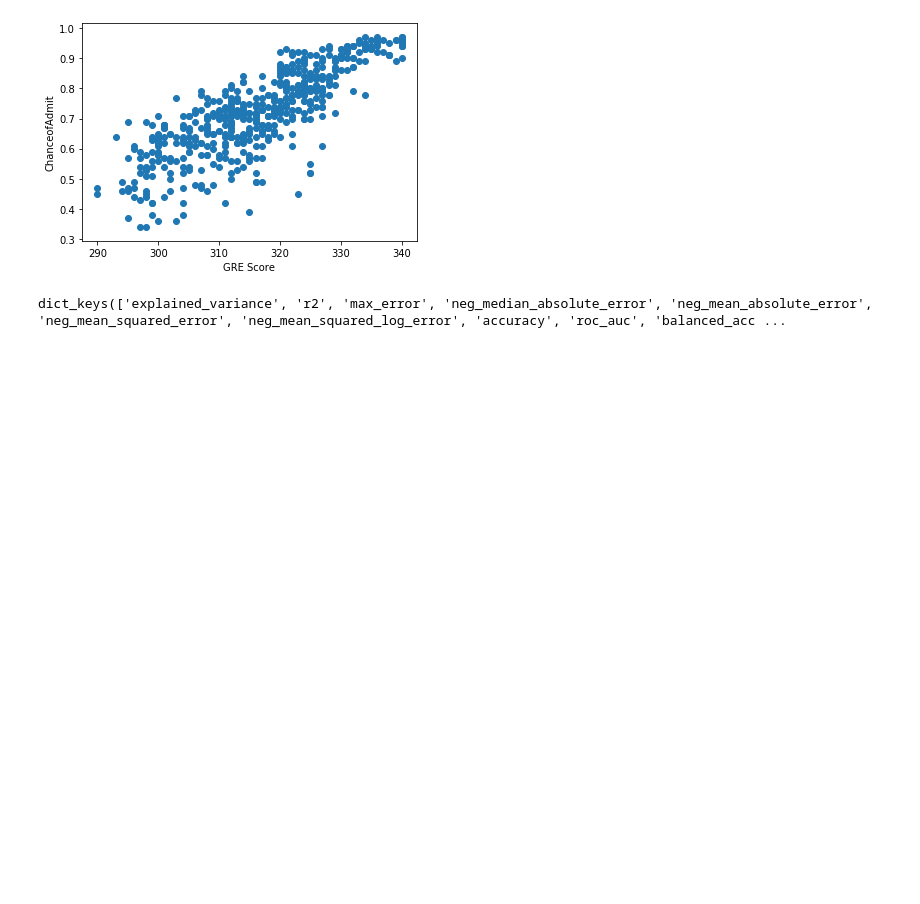
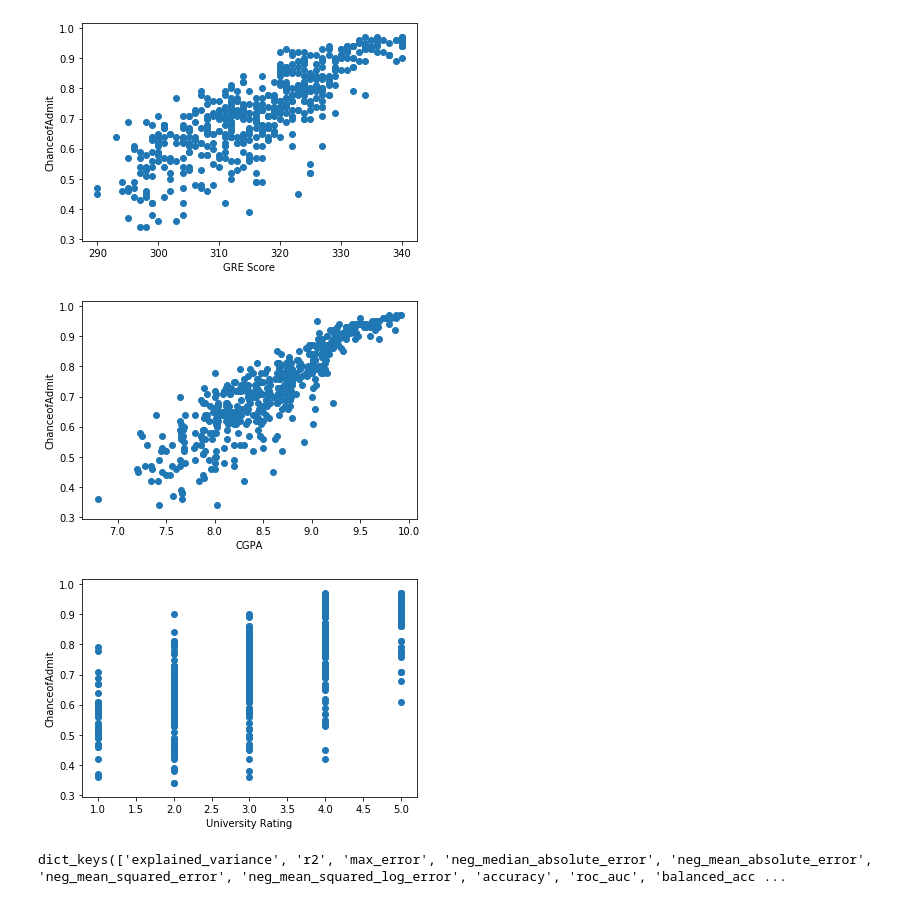
Before and after one commit to kimjungwow/MAS480-Mathematical-Foundation-for-Artifical-Intelligence, a Jupyter notebook: graduateAdmission.ipynb, the cells around one changed output. Drawn from its saved outputs; the diff is of its cells as text; code cells hidden in the pictures; blank space fills up the shorter version.

```diff
--- a/graduateAdmission.ipynb
+++ b/graduateAdmission.ipynb
@@ -17,12 +17,25 @@ df_train_ori = df_train_ori.drop(['Serial No.'],axis=1)
 # %%
 #In this project, as we are predicting the SalePrice of a property, it is a common sense that there should be a linear relationsip
 #between the area of the property and the sale price of the property. (The area of the property is in cloumn 'GrLivArea')
 
 #We will use scatter plot to see if the relationship is linear.
 plt.scatter(x = df_train_ori['GRE Score'], y = df_train_ori['ChanceofAdmit'])
 plt.ylabel('ChanceofAdmit')
 plt.xlabel('GRE Score')
 plt.show()
+
+#We will use scatter plot to see if the relationship is linear.
+plt.scatter(x = df_train_ori['CGPA'], y = df_train_ori['ChanceofAdmit'])
+plt.ylabel('ChanceofAdmit')
+plt.xlabel('CGPA')
+plt.show()
+#We will use scatter plot to see if the relationship is linear.
+plt.scatter(x = df_train_ori['University Rating'], y = df_train_ori['ChanceofAdmit'])
+plt.ylabel('ChanceofAdmit')
+plt.xlabel('University Rating')
+plt.show()
 # %% [output]
 [figure]
+[figure, added]
+[figure, added]
 # %%
```
Also changed, not shown: parts of 5 cells of this notebook.
